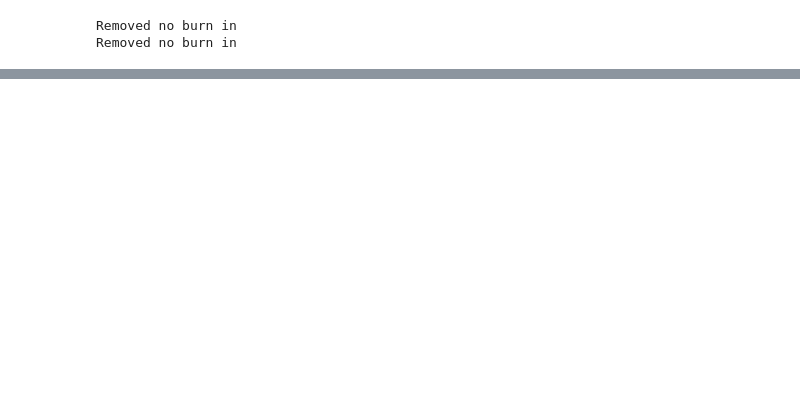
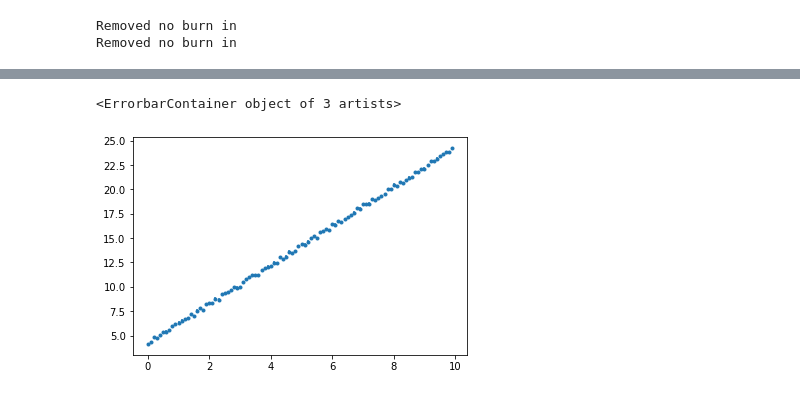
Before and after one commit to igomezv/simplemc_workshop, a Jupyter notebook: simplemc_colab.ipynb, the cells around one changed output, grey strips where cells are left out. Saved outputs shown, nothing was run; the diff lists cells and outputs as text; code cells hidden in the pictures; blank space fills up the shorter version.

```diff
--- a/simplemc_colab.ipynb
+++ b/simplemc_colab.ipynb
@@ -340,0 +419,7 @@ g.add_legend(['MCMC', 'Nested Sampling'], legend_loc='upper right');
+# %%
+data = np.loadtxt('simplemc/data/line_data.txt')
+err = np.loadtxt('simplemc/data/line_cov.txt')
+plt.errorbar(data[:,0], data[:,1], yerr=np.diag(err), fmt='.')
+# %% [output]
+<ErrorbarContainer object of 3 artists>
+[figure, added]
```
Also changed, not shown: parts of 38 cells of this notebook.
